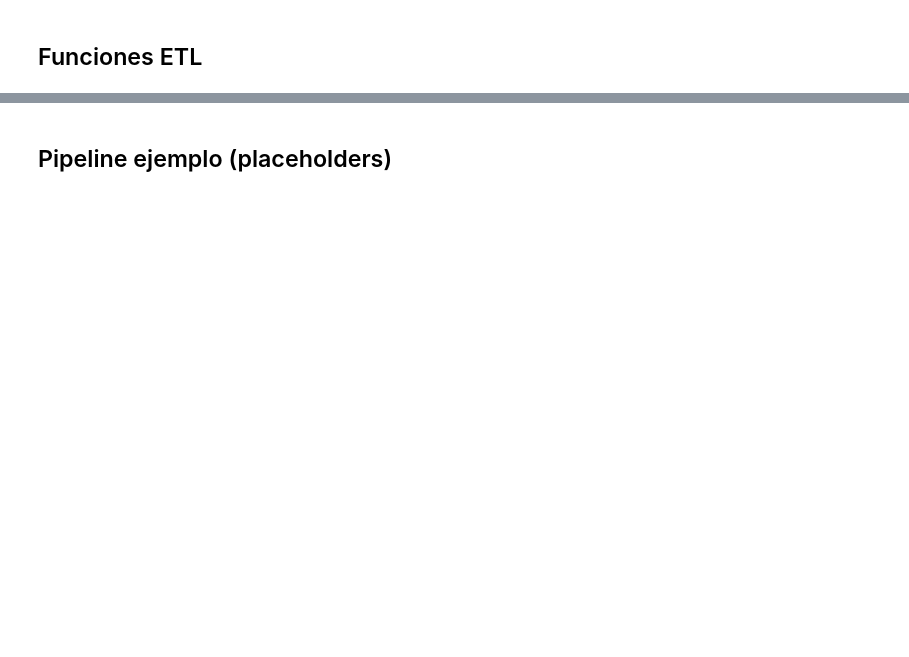
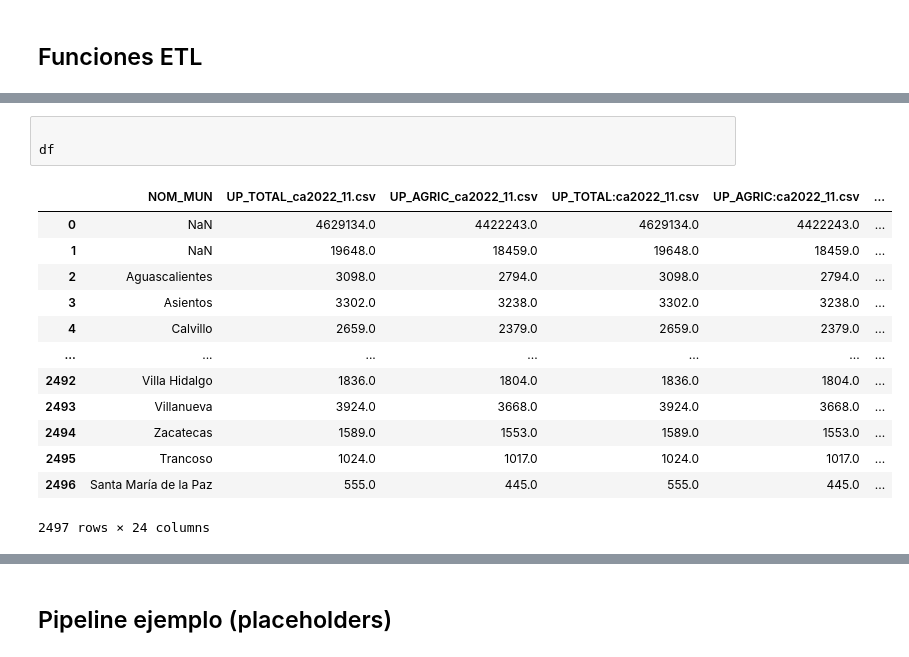
Before and after one commit to 3tagoras/agricultura-inegi, a Jupyter notebook: notebooks/01_ETL.ipynb, the cells around one changed output, grey strips where cells are left out. Cells and saved outputs as stored; diff of their text form; blank space fills up the shorter version.

```diff
--- a/notebooks/01_ETL.ipynb
+++ b/notebooks/01_ETL.ipynb
@@ -207,2 +346,19 @@ sns.heatmap(df[df['DESCRIPCION'].isin(top_variables)].assign(value=1).pivot_tabl
+# %%
+
+df
+# %% [output]
+|  | NOM_MUN | UP_TOTAL_ca2022_11.csv | UP_AGRIC_ca2022_11.csv | UP_TOTAL:ca2022_11.csv | UP_AGRIC:ca2022_11.csv | ... |
+| 0 | NaN | 4629134.0 | 4422243.0 | 4629134.0 | 4422243.0 | ... |
+| 1 | NaN | 19648.0 | 18459.0 | 19648.0 | 18459.0 | ... |
+| 2 | Aguascalientes | 3098.0 | 2794.0 | 3098.0 | 2794.0 | ... |
+| 3 | Asientos | 3302.0 | 3238.0 | 3302.0 | 3238.0 | ... |
+| 4 | Calvillo | 2659.0 | 2379.0 | 2659.0 | 2379.0 | ... |
+| ... | ... | ... | ... | ... | ... | ... |
+| 2492 | Villa Hidalgo | 1836.0 | 1804.0 | 1836.0 | 1804.0 | ... |
+| 2493 | Villanueva | 3924.0 | 3668.0 | 3924.0 | 3668.0 | ... |
+| 2494 | Zacatecas | 1589.0 | 1553.0 | 1589.0 | 1553.0 | ... |
+| 2495 | Trancoso | 1024.0 | 1017.0 | 1024.0 | 1017.0 | ... |
+| 2496 | Santa María de la Paz | 555.0 | 445.0 | 555.0 | 445.0 | ... |
+2497 rows × 24 columns
 # %%
 def load_dataset(path):
```
Also changed, not shown: parts of 15 cells of this notebook.
